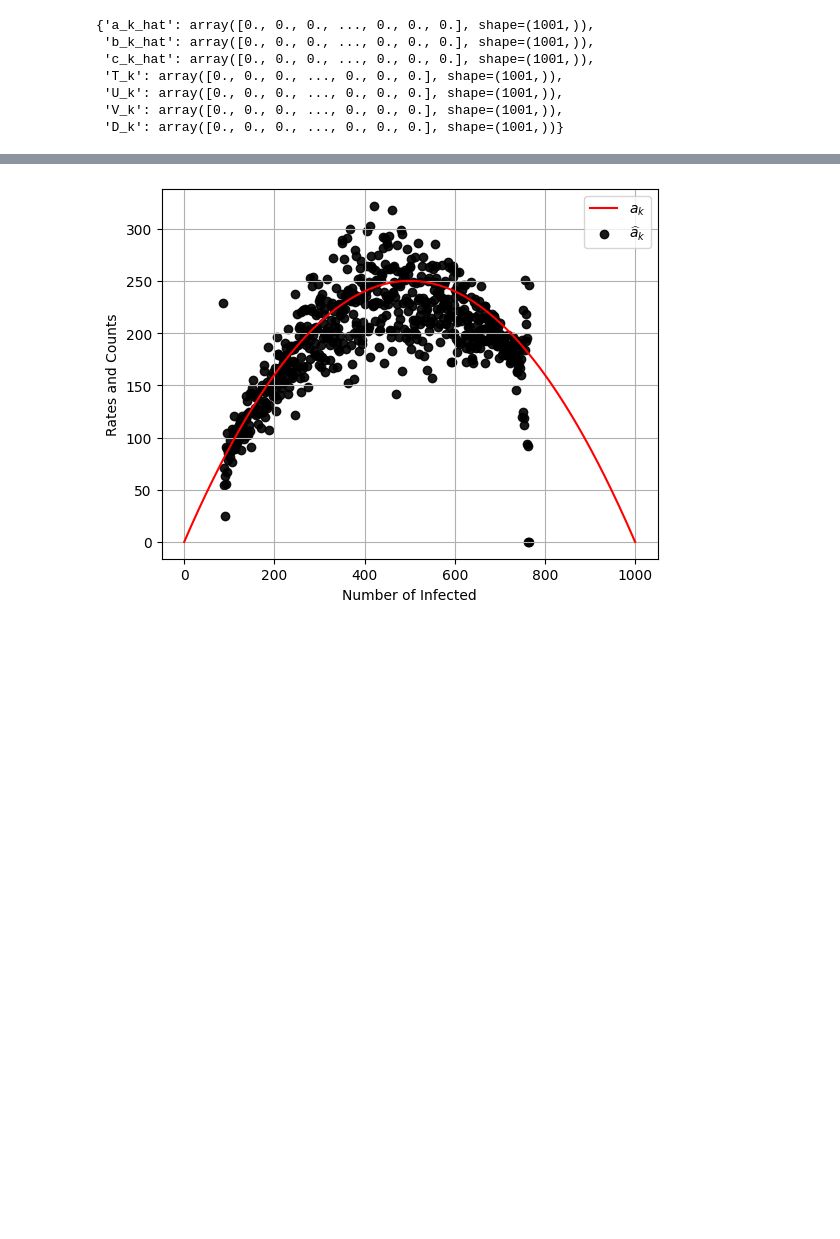
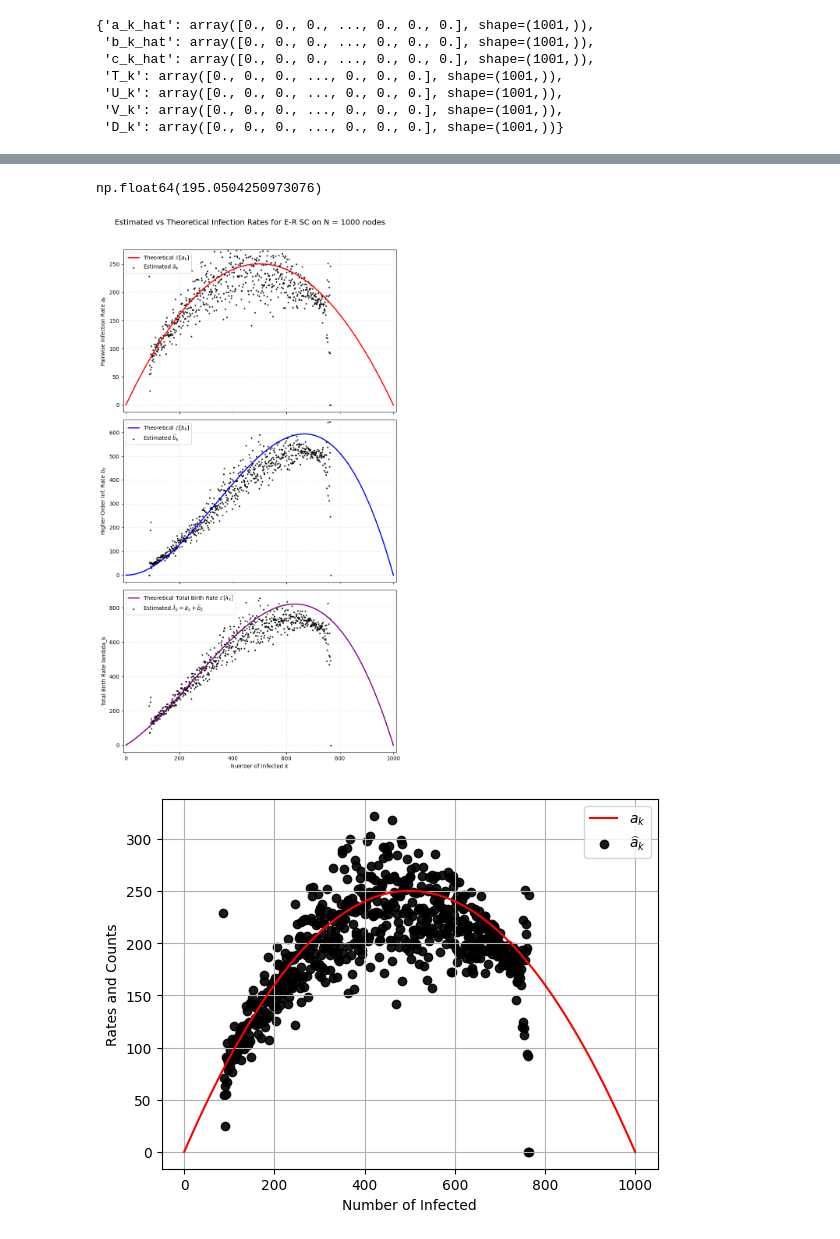
Before and after one commit to markolalovic/higher-order-contagion, a Jupyter notebook: notebooks/E-R-rates-SC-3.ipynb, the cells around one changed output, grey strips where cells are left out. Saved outputs shown, nothing was run; the diff lists cells and outputs as text; code cells hidden in the pictures; blank space fills up the shorter version.

Commit message:
MLEs for a_k, b_k hats for E-R figure 2

```diff
--- a/notebooks/E-R-rates-SC-3.ipynb
+++ b/notebooks/E-R-rates-SC-3.ipynb
@@ -258,3 +347,81 @@ estimates
+# %%
+np.nanmean(estimates["a_k_hat"], axis=0)
+# %% [output]
+np.float64(195.0504250973076)
+# %%
+ak_hat_point_estimates = estimates["a_k_hat"]
+bk_hat_point_estimates = estimates["b_k_hat"]
+lambda_k_hat_point_estimates = estimates["lambda_k_hat"]
+
+plot_valid_k_idx = ~np.isnan(ak_hat_point_estimates)
+
+# theoretical (expected) rates for ER-SC
+k_values = np.arange(N + 1)
+k_choose_2 = np.array([comb(k, 2, exact=True) if k >= 2 else 0 for k in k_values], dtype=float)
+a_k_theoretical = beta1 * target_p1 * k_values * (N - k_values)
+b_k_theoretical = beta2 * target_p2 * k_choose_2 * (N - k_values)
+total_birth_k_theoretical = a_k_theoretical + b_k_theoretical
+
+fig, axes = plt.subplots(3, 1, figsize=(8, 15), sharex=True)
+fig.suptitle(f"Estimated vs Theoretical Infection Rates for E-R SC on N = {N} nodes", fontsize=14)
+
+# PW rates a_k
+axes[0].plot(k_values, a_k_theoretical, color="red", linestyle='-', linewidth=2,
+             label=r'Theoretical $\mathbb{E}[a_k]$')
+axes[0].scatter(k_values[plot_valid_k_idx], ak_hat_point_estimates[plot_valid_k_idx],
+                color="black", marker='.', s=15, alpha=0.8,
+                label=r'Estimated $\widehat{a}_k$')
+axes[0].set_ylabel("Pairwise Infection Rate $a_k$")
+axes[0].legend(loc='upper left')
+axes[0].grid(True, linestyle=':', alpha=0.6)
+
+min_y_ak = np.nanmin(ak_hat_point_estimates[plot_valid_k_idx]) if np.any(plot_valid_k_idx) else 0
+max_y_ak_theory = np.nanmax(a_k_theoretical)
+axes[0].set_ylim(bottom=min(0, min_y_ak) - 0.05 * max_y_ak_theory,
+                 top=max_y_ak_theory * 1.1 if max_y_ak_theory > 0 else 0.1)
+
+
+# HO rates b_k
+axes[1].plot(k_values, b_k_theoretical, color="blue", linestyle='-', linewidth=2,
+             label=r'Theoretical $\mathbb{E}[b_k]$')
+axes[1].scatter(k_values[plot_valid_k_idx], bk_hat_point_estimates[plot_valid_k_idx],
+                color="black", marker='.', s=15, alpha=0.8,
+                label=r'Estimated $\widehat{b}_k$')
+axes[1].set_ylabel("Higher-Order Inf. Rate $b_k$")
+axes[1].legend(loc='upper left')
+axes[1].grid(True, linestyle=':', alpha=0.6)
+min_y_bk = np.nanmin(bk_hat_point_estimates[plot_valid_k_idx]) if np.any(plot_valid_k_idx) else 0
+max_y_bk_theory = np.nanmax(b_k_theoretical)
+axes[1].set_ylim(bottom=min(0, min_y_bk) - 0.05 * max_y_bk_theory,
+                 top=max_y_bk_theory * 1.1 if max_y_bk_theory > 0 else 0.1)
+
+
+# total birth rates lambda_k = a_k + b_k
+axes[2].plot(k_values, total_birth_k_theoretical, color="purple", linestyle='-', linewidth=2,
+             label=r'Theoretical Total Birth Rate $\mathbb{E}[\lambda_k]$')
+axes[2].scatter(k_values[plot_valid_k_idx], lambda_k_hat_point_estimates[plot_valid_k_idx],
+                color="black", marker='.', s=15, alpha=0.8,
+                label=r'Estimated $\widehat{\lambda}_k = \widehat{a}_k + \widehat{b}_k$')
+axes[2].set_ylabel("Total Birth Rate lambda_k")
+axes[2].legend(loc='upper left')
+axes[2].grid(True, linestyle=':', alpha=0.6)
+min_y_lk = np.nanmin(lambda_k_hat_point_estimates[plot_valid_k_idx]) if np.any(plot_valid_k_idx) else 0
+max_y_lk_theory = np.nanmax(total_birth_k_theoretical)
+axes[2].set_ylim(bottom=min(0, min_y_lk) - 0.05 * max_y_lk_theory,
+                 top=max_y_lk_theory * 1.1 if max_y_lk_theory > 0 else 0.1)
+
+
+axes[2].set_xlabel("Number of Infected k")
+for ax_item in axes:
+    ax_item.set_xlim(left=-N*0.01, right=N*1.01)
+
+plt.tight_layout(rect=[0, 0.03, 1, 0.96])
+plt.savefig(f"../figures/estimation/{test_name}/supporting_fig_ER_SC_rates.pdf",
+            format='pdf', bbox_inches='tight')
+plt.show()
+plt.close(fig)
+# %% [output]
+[figure, added]
 # %%
 a_k_hat = estimates["a_k_hat"]
 b_k_hat = estimates["b_k_hat"]
```
Also changed, not shown: parts of 2 cells of this notebook, 2 other files.
